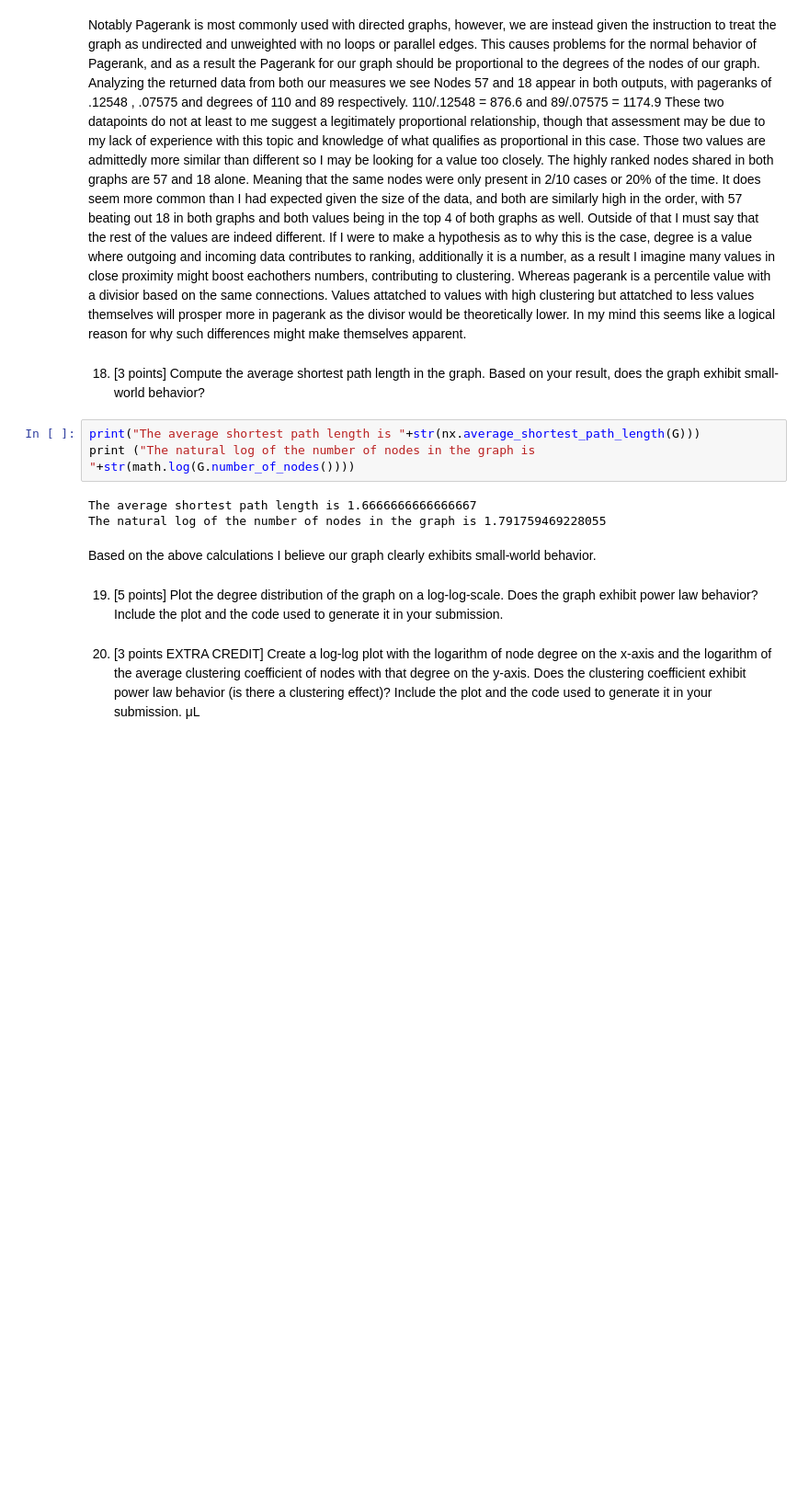
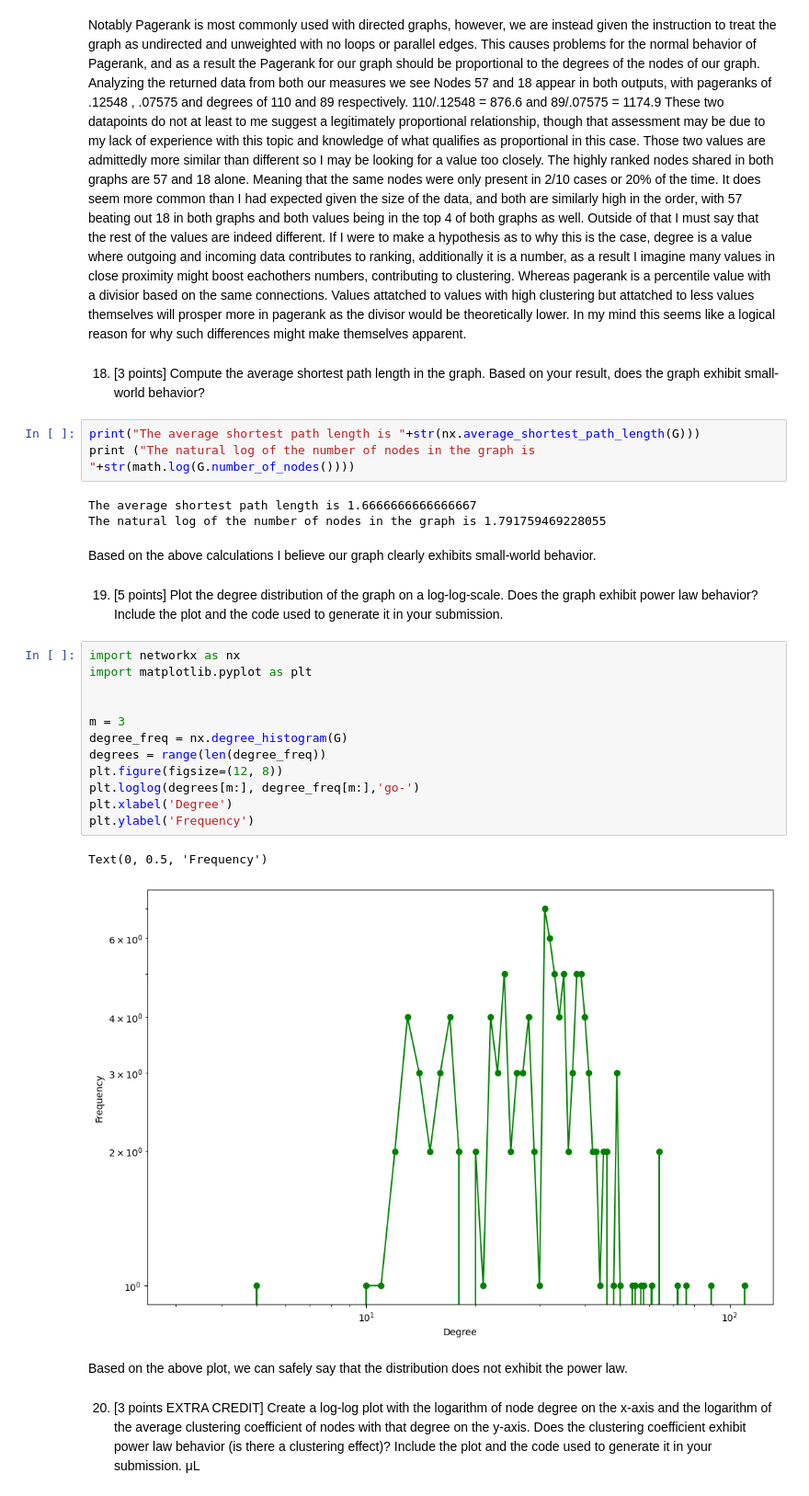
Before and after one commit to Koalafant/csci347_data_mining, a Jupyter notebook: proj_2/two.ipynb, the cells around one changed output. Shown at 92% size. Saved outputs shown, nothing was run; the diff lists cells and outputs as text; blank space fills up the shorter version.

```diff
--- a/proj_2/two.ipynb
+++ b/proj_2/two.ipynb
@@ -340,6 +354,23 @@ Based on the above calculations I believe our graph clearly exhibits small-world
 # %% [markdown]
 19. [5 points] Plot the degree distribution of the graph on a log-log-scale. Does the graph exhibit power law
 behavior? Include the plot and the code used to generate it in your submission.
+# %%
+import networkx as nx
+import matplotlib.pyplot as plt
+
+
+m = 3
+degree_freq = nx.degree_histogram(G)
+degrees = range(len(degree_freq))
+plt.figure(figsize=(12, 8))
+plt.loglog(degrees[m:], degree_freq[m:],'go-')
+plt.xlabel('Degree')
+plt.ylabel('Frequency')
+# %% [output]
+Text(0, 0.5, 'Frequency')
+[figure, added]
+# %% [markdown]
+Based on the above plot, we can safely say that the distribution does not exhibit the power law.
 # %% [markdown]
 20. [3 points EXTRA CREDIT] Create a log-log plot with the logarithm of node degree on the x-axis and
 the logarithm of the average clustering coefficient of nodes with that degree on the y-axis. Does the
```
Also changed, not shown: parts of 5 cells of this notebook.
